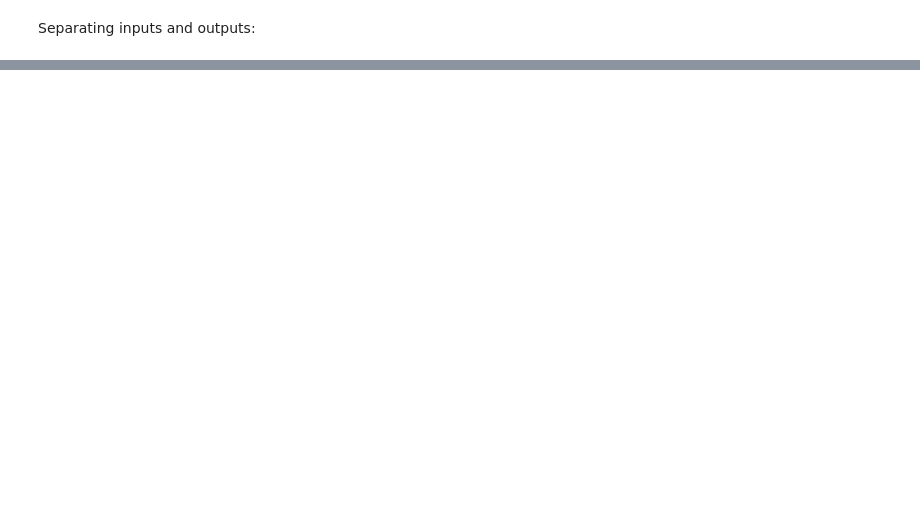
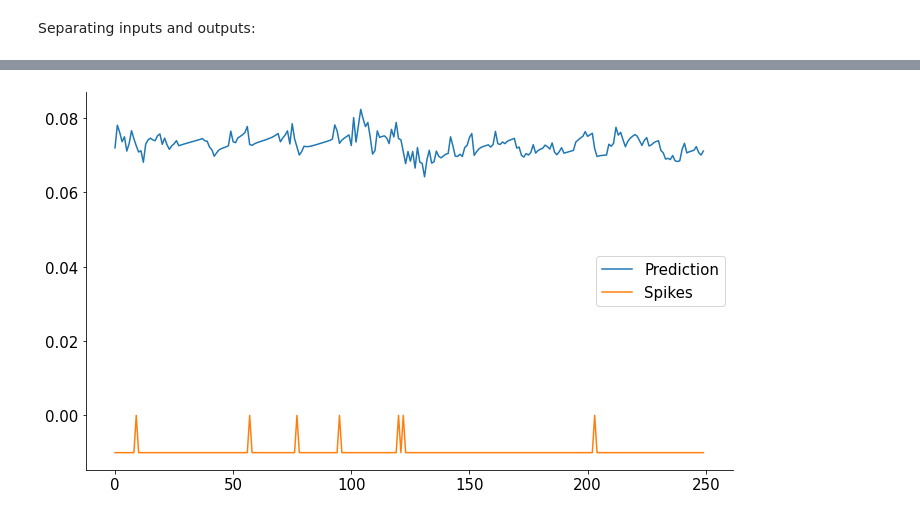
Before and after one commit to Ninja-State/NMA-DL-Project, a Jupyter notebook: NMA_DL_Project.ipynb, the cells around one changed output, grey strips where cells are left out. Drawn from its saved outputs; the diff is of its cells as text; code cells hidden in the pictures; blank space fills up the shorter version.

```diff
--- a/NMA_DL_Project.ipynb
+++ b/NMA_DL_Project.ipynb
@@ -244,0 +282,4 @@ Output shape. torch.Size([250, 340, 73])
+# %%
+def evaluatemodel(x_0,model):
+  pred, latent = net(x_0)
+  return pred, latent
@@ -244,0 +296,2 @@ Output shape. torch.Size([250, 340, 73])
+# %%
+trainmodel(net,x1,x0,1000)
@@ -244,0 +309,17 @@ Output shape. torch.Size([250, 340, 73])
+# %%
+pred, latent = evaluatemodel(x0,net)
+# %%
+y = x0.detach().cpu().numpy()
+# %%
+rpred = pred.detach().cpu().numpy()
+
+plt.figure(figsize=(10, 6))
+
+trial = 0
+neuron = 50
+plt.plot(rpred[:,trial,neuron], label='Prediction')
+plt.plot(y[:,trial,neuron]*.01 -.01, label= 'Spikes')
+plt.legend()
+plt.show()
+# %% [output]
+[figure, added]
```
Also changed, not shown: parts of 31 cells of this notebook.
